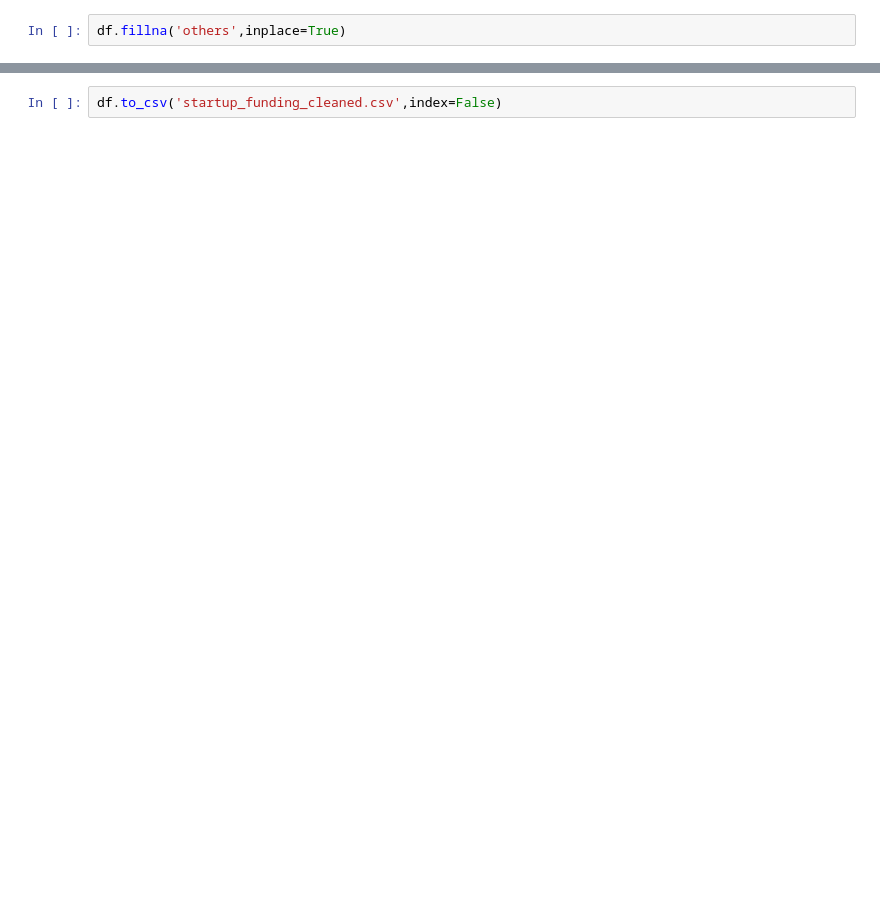
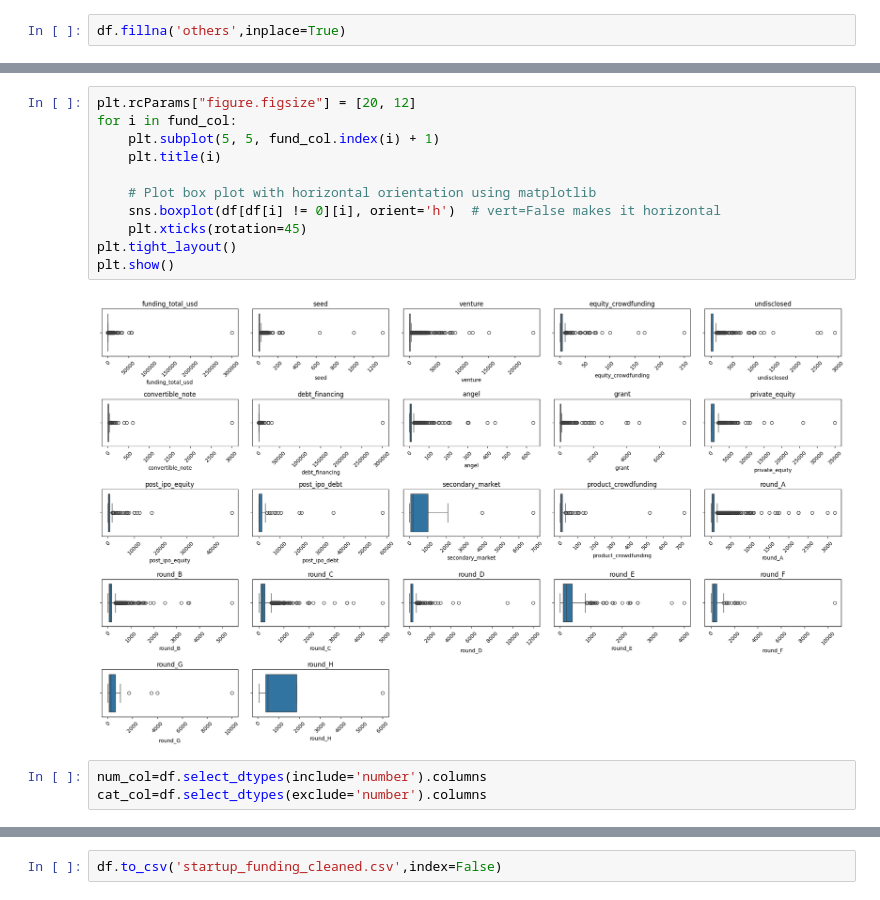
Before and after one commit to shamabansal17/Startups_funding_Analysis, a Jupyter notebook: funding_startup.ipynb, the cells around one changed output, grey strips where cells are left out. Cells and saved outputs as stored; diff of their text form; blank space fills up the shorter version.

```diff
--- a/funding_startup.ipynb
+++ b/funding_startup.ipynb
@@ -347,0 +430,16 @@ df.fillna('others',inplace=True)
+# %%
+plt.rcParams["figure.figsize"] = [20, 12]
+for i in fund_col:
+    plt.subplot(5, 5, fund_col.index(i) + 1)
+    plt.title(i)
+
+    # Plot box plot with horizontal orientation using matplotlib
+    sns.boxplot(df[df[i] != 0][i], orient='h')  # vert=False makes it horizontal
+    plt.xticks(rotation=45)
+plt.tight_layout()
+plt.show()
+# %% [output]
+[figure, added]
+# %%
+num_col=df.select_dtypes(include='number').columns
+cat_col=df.select_dtypes(exclude='number').columns
```
Also changed, not shown: parts of 31 cells of this notebook.
